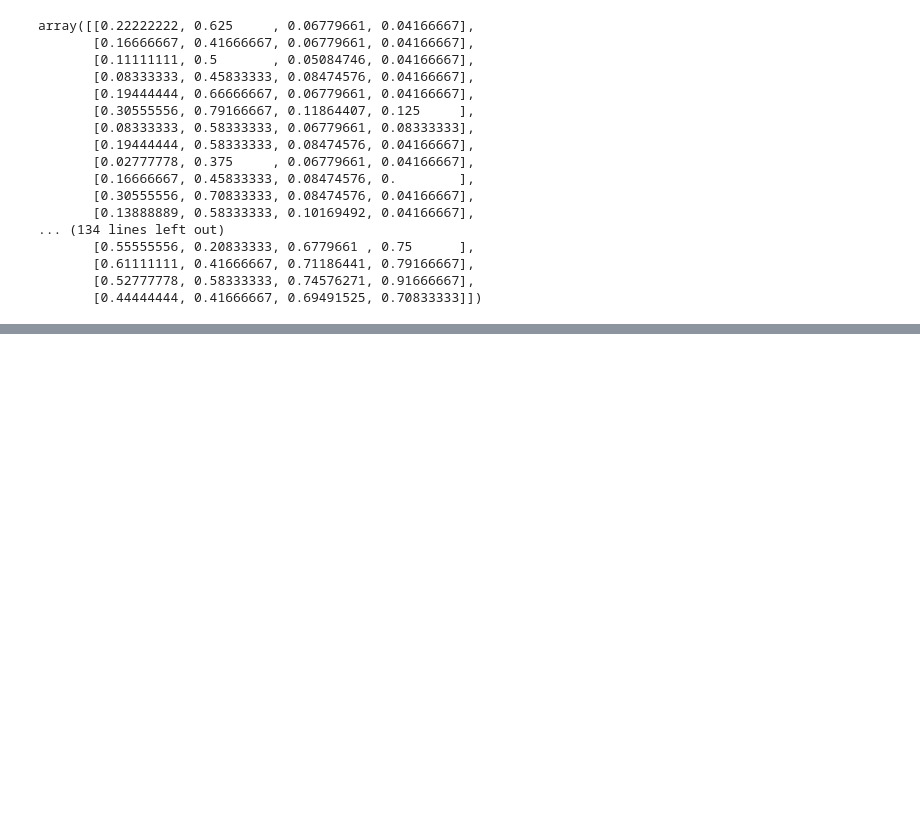
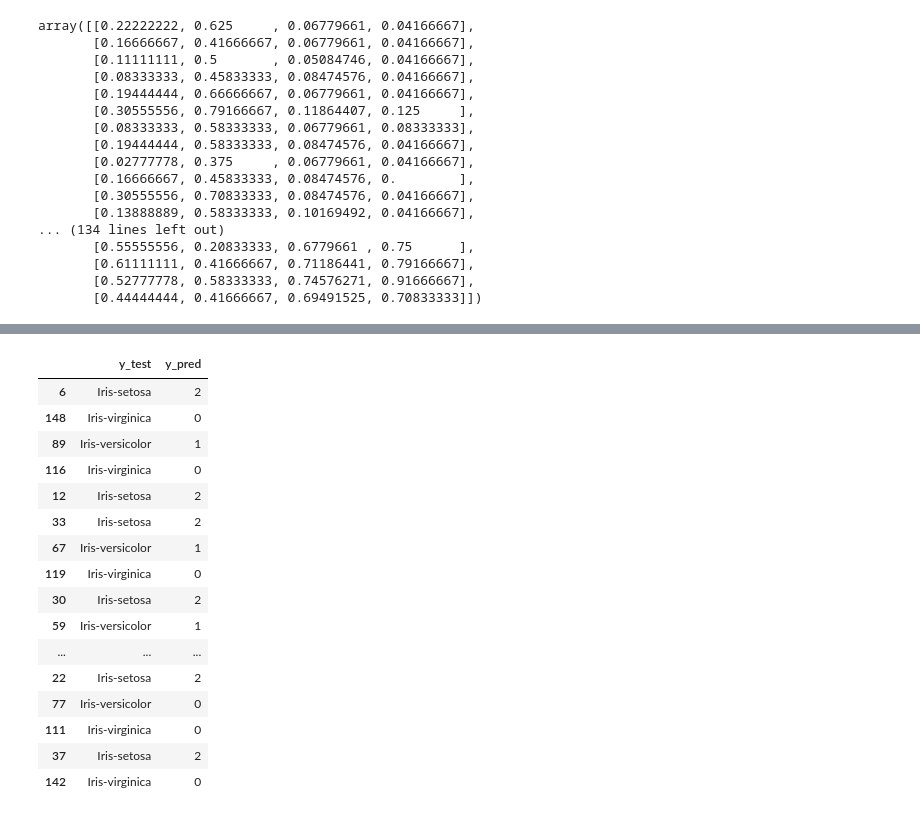
Before and after one commit to chw8207/ADP-study, a Jupyter notebook: 자기조직화지도.ipynb, the cells around one changed output, grey strips where cells are left out. Cells and saved outputs as stored; diff of their text form; code cells hidden in the pictures; blank space fills up the shorter version.

```diff
--- a/자기조직화지도.ipynb
+++ b/자기조직화지도.ipynb
@@ -117,0 +122,3 @@ plt.show()
+# %%
+from sklearn.model_selection import train_test_split
+X_train, X_test, y_train, y_test = train_test_split(X, y, stratify=y, test_size = 0.3, random_state = 2021)
@@ -117,0 +130,23 @@ plt.show()
+# %%
+result = pd.DataFrame()
+result['y_test'] = y_test
+result['y_pred'] = y_pred
+result
+# %% [output]
+|  | y_test | y_pred |
+| 6 | Iris-setosa | 2 |
+| 148 | Iris-virginica | 0 |
+| 89 | Iris-versicolor | 1 |
+| 116 | Iris-virginica | 0 |
+| 12 | Iris-setosa | 2 |
+| 33 | Iris-setosa | 2 |
+| 67 | Iris-versicolor | 1 |
+| 119 | Iris-virginica | 0 |
+| 30 | Iris-setosa | 2 |
+| 59 | Iris-versicolor | 1 |
+| ... | ... | ... |
+| 22 | Iris-setosa | 2 |
+| 77 | Iris-versicolor | 0 |
+| 111 | Iris-virginica | 0 |
+| 37 | Iris-setosa | 2 |
+| 142 | Iris-virginica | 0 |
```
Also changed, not shown: parts of 15 cells of this notebook.
